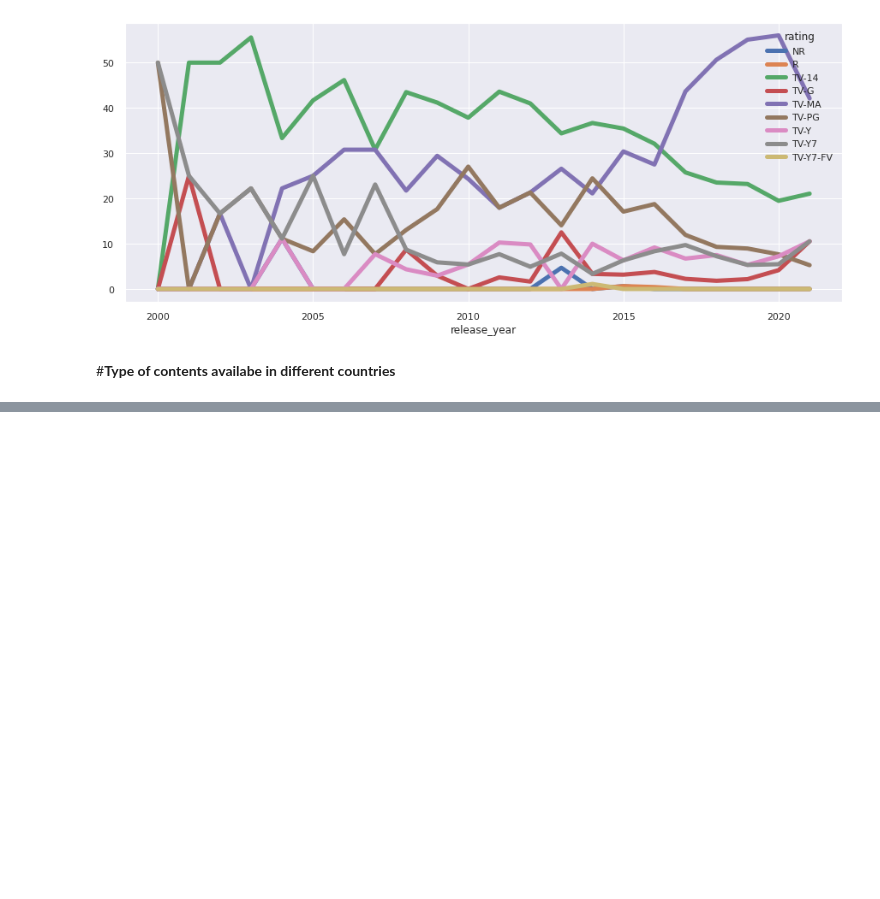
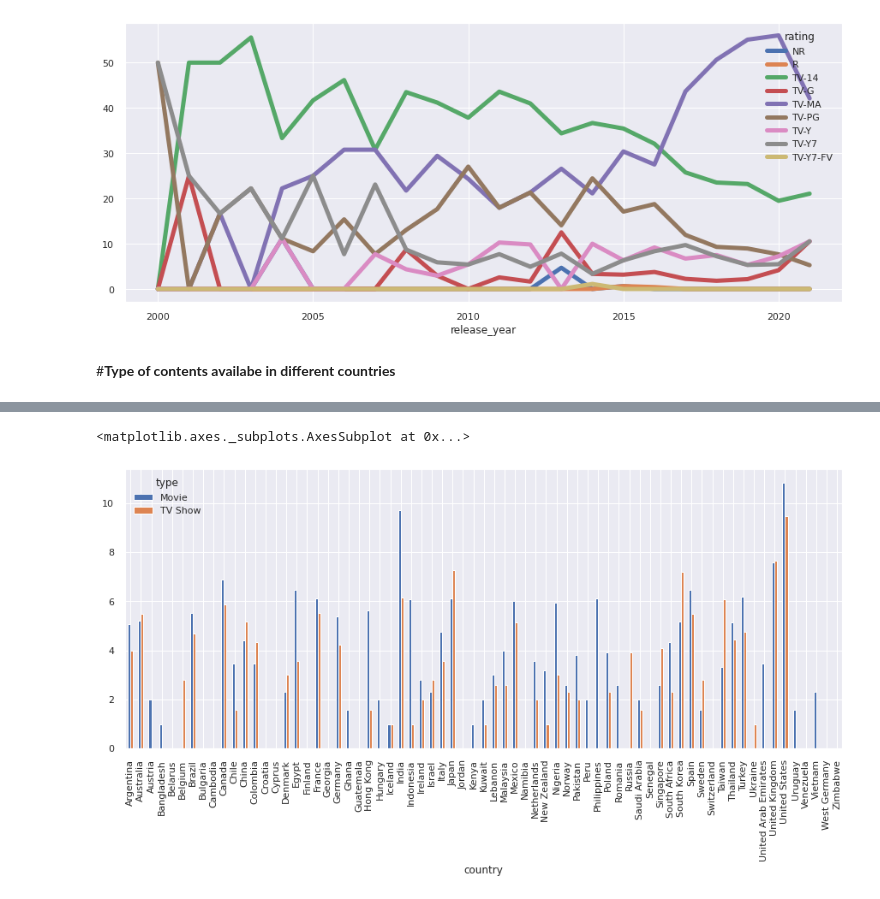
Before and after one commit to Aashishc-prog/NETFLIX_Recommender_system, a Jupyter notebook: Capstone_Netflix_Recommender_system.ipynb, the cells around one changed output, grey strips where cells are left out. Drawn from its saved outputs; the diff is of its cells as text; code cells hidden in the pictures; blank space fills up the shorter version.

```diff
--- a/Capstone_Netflix_Recommender_system.ipynb
+++ b/Capstone_Netflix_Recommender_system.ipynb
@@ -358,0 +401,5 @@ sdf.groupby(['release_year'])['count'].transform(lambda x: x*100/x.sum()).unstac
+# %%
+(np.log2(mdf)).replace(-np.inf, 0).plot(kind='bar',grid=True)
+# %% [output]
+<matplotlib.axes._subplots.AxesSubplot at 0x...>
+[figure, added]
```
Also changed, not shown: parts of 20 cells of this notebook.
